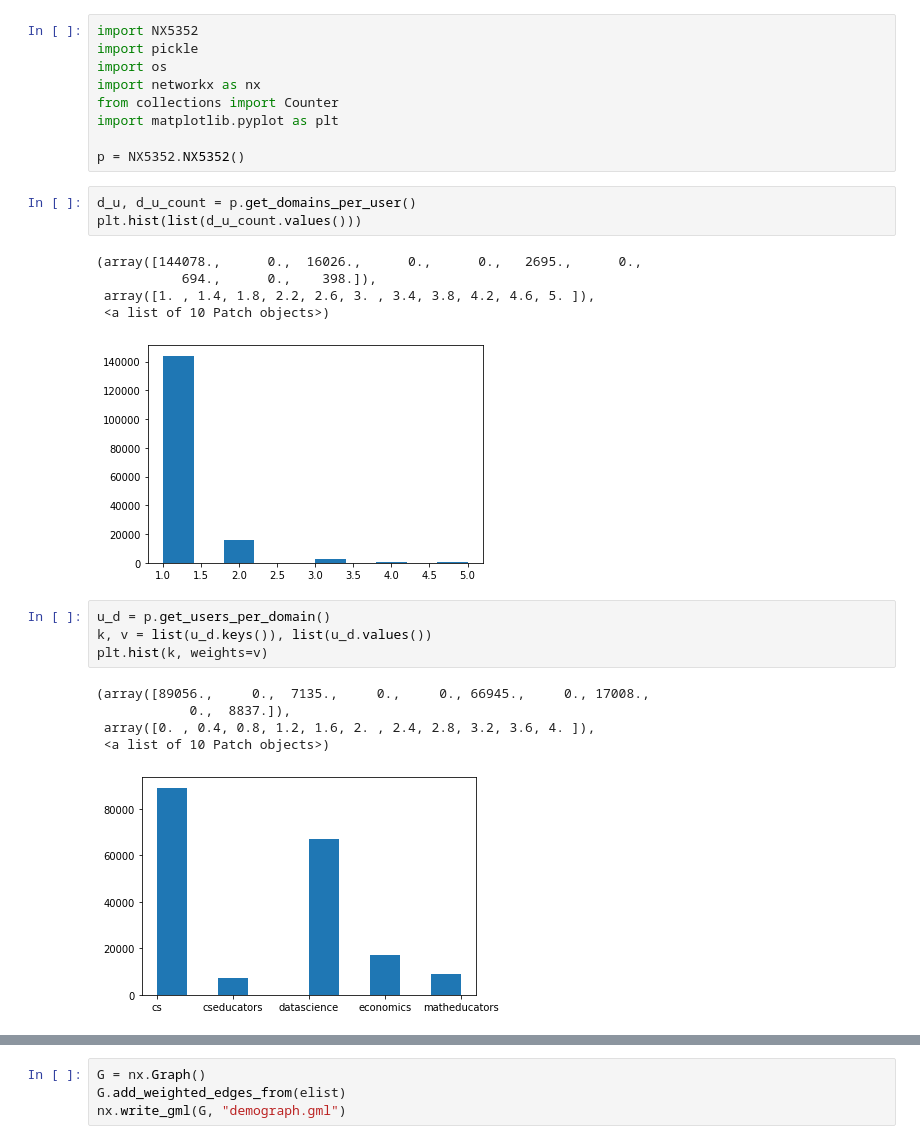
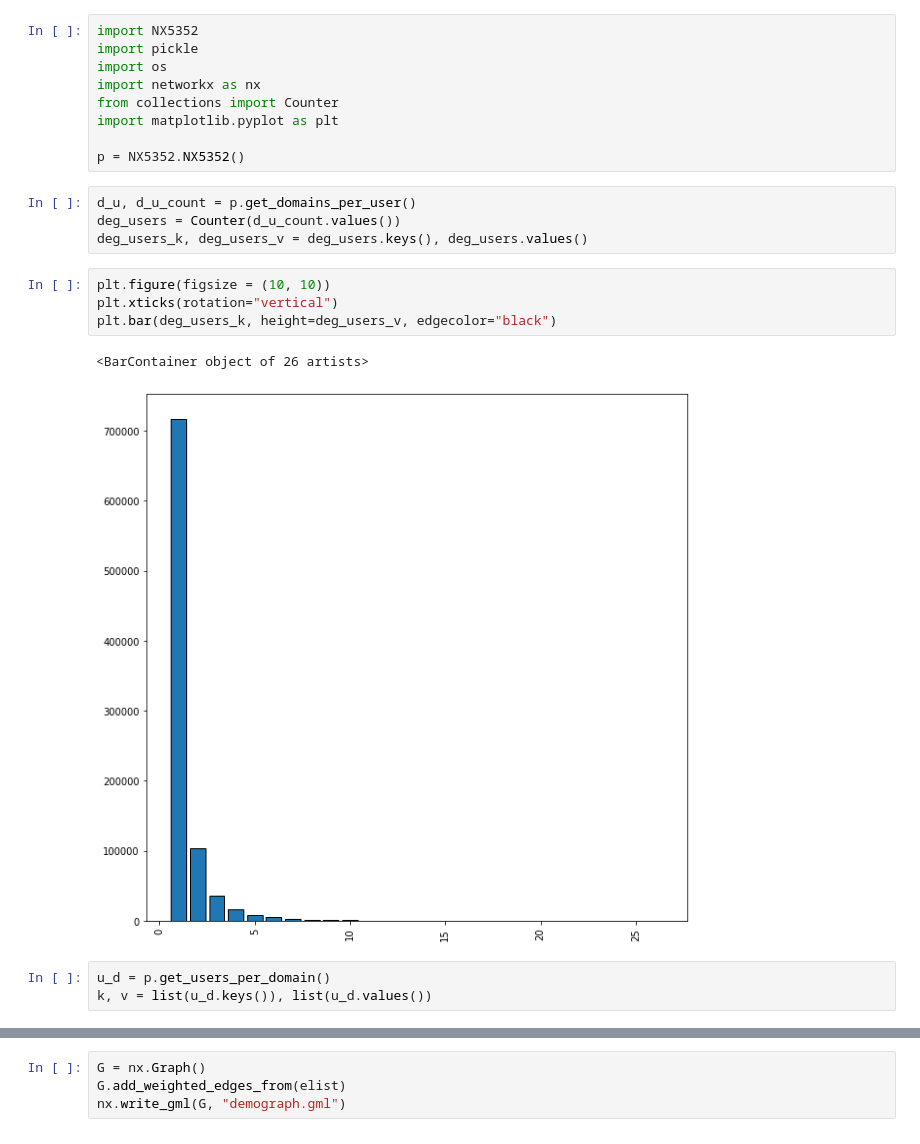
Before and after one commit to UpasanaDutta98/CSCI5352, a Jupyter notebook: demo.ipynb, the cells around one changed output, grey strips where cells are left out. Saved outputs shown, nothing was run; the diff lists cells and outputs as text.

```diff
--- a/demo.ipynb
+++ b/demo.ipynb
@@ -9,20 +9,15 @@ import matplotlib.pyplot as plt
 p = NX5352.NX5352()
 # %%
 d_u, d_u_count = p.get_domains_per_user()
-plt.hist(list(d_u_count.values()))
+deg_users = Counter(d_u_count.values())
+deg_users_k, deg_users_v = deg_users.keys(), deg_users.values()
-# %% [output]
-(array([144078.,      0.,  16026.,      0.,      0.,   2695.,      0.,
-           694.,      0.,    398.]),
- array([1. , 1.4, 1.8, 2.2, 2.6, 3. , 3.4, 3.8, 4.2, 4.6, 5. ]),
- <a list of 10 Patch objects>)
-[figure, removed]
+# %%
+plt.figure(figsize = (10, 10))
+plt.xticks(rotation="vertical")
+plt.bar(deg_users_k, height=deg_users_v, edgecolor="black")
+# %% [output]
+<BarContainer object of 26 artists>
+[figure, added]
 # %%
 u_d = p.get_users_per_domain()
 k, v = list(u_d.keys()), list(u_d.values())
-plt.hist(k, weights=v)
-# %% [output]
-(array([89056.,     0.,  7135.,     0.,     0., 66945.,     0., 17008.,
-            0.,  8837.]),
- array([0. , 0.4, 0.8, 1.2, 1.6, 2. , 2.4, 2.8, 3.2, 3.6, 4. ]),
- <a list of 10 Patch objects>)
-[figure, removed]
```
Also changed, not shown: parts of 6 cells of this notebook, 7 other files.
